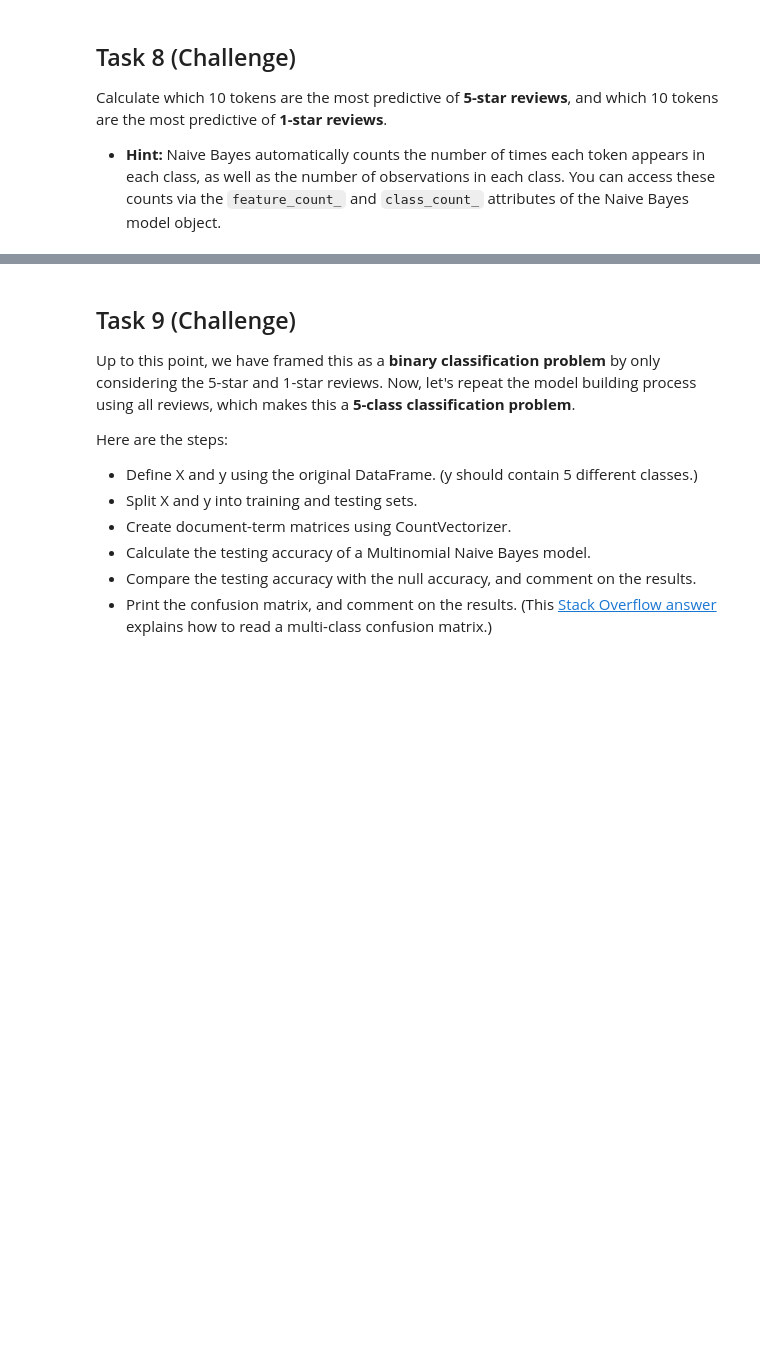
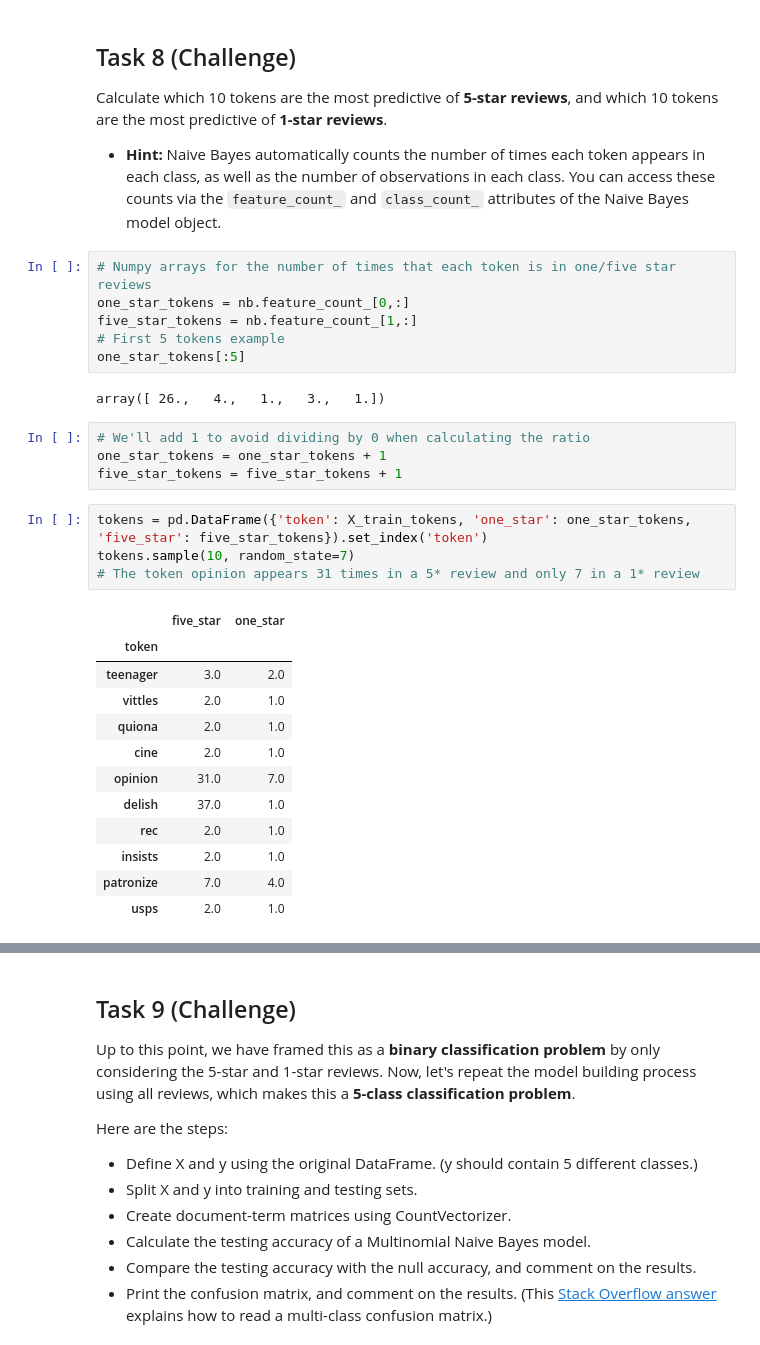
Before and after one commit to jnavarro86/mltext, a Jupyter notebook: week1/01_yelp_homework.ipynb, the cells around one changed output, grey strips where cells are left out. Drawn from its saved outputs; the diff is of its cells as text; blank space fills up the shorter version.

```diff
--- a/week1/01_yelp_homework.ipynb
+++ b/week1/01_yelp_homework.ipynb
@@ -299,3 +300,32 @@ list(false_negatives)[:10]
 Calculate which 10 tokens are the most predictive of **5-star reviews**, and which 10 tokens are the most predictive of **1-star reviews**.
 
 - **Hint:** Naive Bayes automatically counts the number of times each token appears in each class, as well as the number of observations in each class. You can access these counts via the `feature_count_` and `class_count_` attributes of the Naive Bayes model object.
+# %%
+# Numpy arrays for the number of times that each token is in one/five star reviews
+one_star_tokens = nb.feature_count_[0,:]
+five_star_tokens = nb.feature_count_[1,:]
+# First 5 tokens example
+one_star_tokens[:5]
+# %% [output]
+array([ 26.,   4.,   1.,   3.,   1.])
+# %%
+# We'll add 1 to avoid dividing by 0 when calculating the ratio
+one_star_tokens = one_star_tokens + 1
+five_star_tokens = five_star_tokens + 1
+# %%
+tokens = pd.DataFrame({'token': X_train_tokens, 'one_star': one_star_tokens, 'five_star': five_star_tokens}).set_index('token')
+tokens.sample(10, random_state=7)
+# The token opinion appears 31 times in a 5* review and only 7 in a 1* review
+# %% [output]
+|  | five_star | one_star |
+| token |  |  |
+| teenager | 3.0 | 2.0 |
+| vittles | 2.0 | 1.0 |
+| quiona | 2.0 | 1.0 |
+| cine | 2.0 | 1.0 |
+| opinion | 31.0 | 7.0 |
+| delish | 37.0 | 1.0 |
+| rec | 2.0 | 1.0 |
+| insists | 2.0 | 1.0 |
+| patronize | 7.0 | 4.0 |
+| usps | 2.0 | 1.0 |
```
Also changed, not shown: parts of 6 cells of this notebook.
